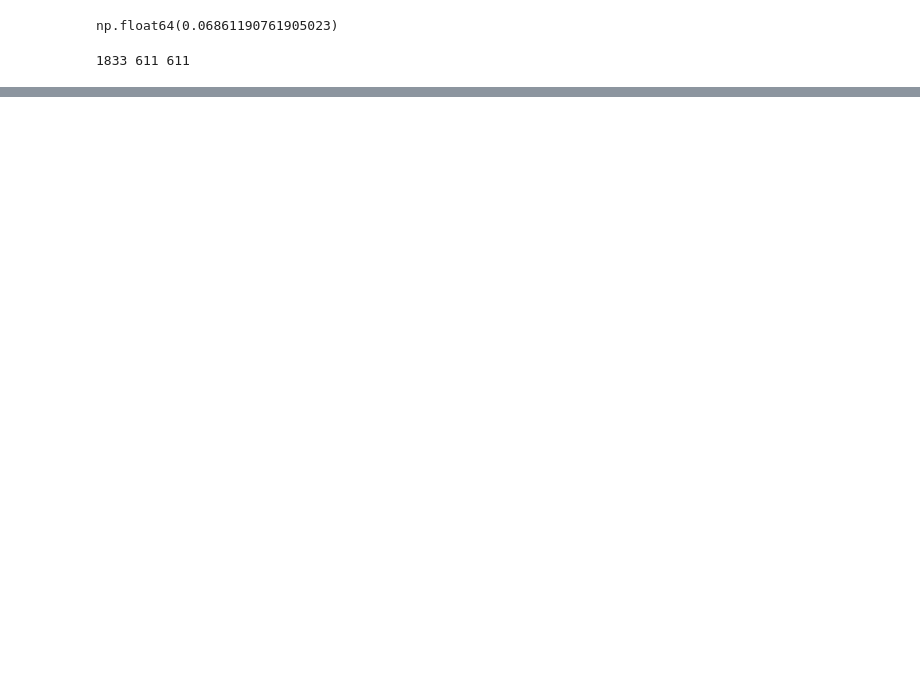
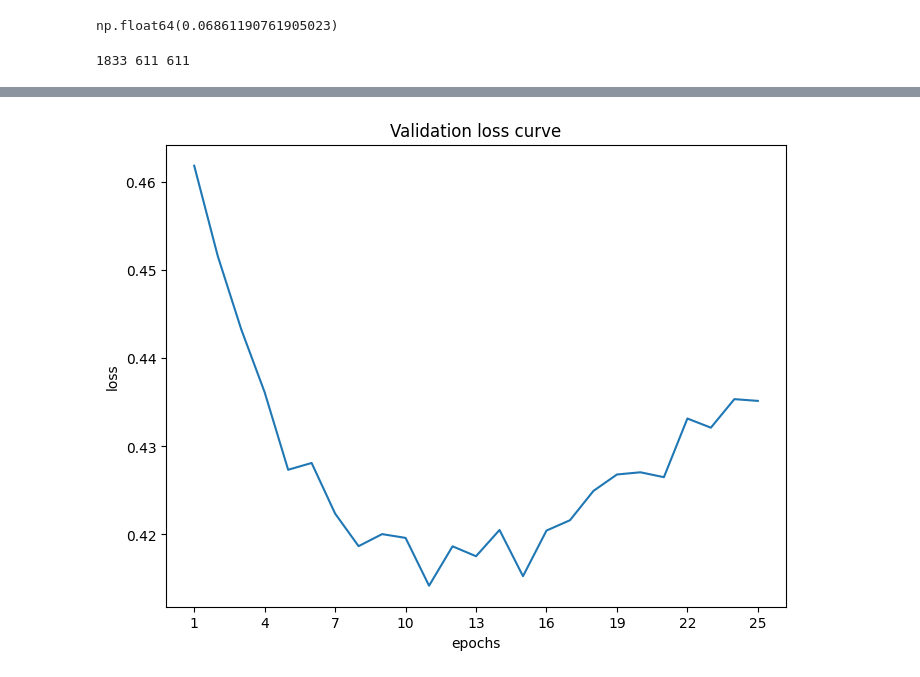
Before and after one commit to Anskira/Predicting-the-pathogenecity-of-genetic-variants, a Jupyter notebook: Notebooks/model_training_2.ipynb, the cells around one changed output, grey strips where cells are left out. Cells and saved outputs as stored; diff of their text form; code cells hidden in the pictures; blank space fills up the shorter version.

```diff
--- a/Notebooks/model_training_2.ipynb
+++ b/Notebooks/model_training_2.ipynb
@@ -390,0 +435,18 @@ plt.show()
+# %%
+val_result = pd.read_csv('val_results_3.csv')
+# %%
+#plotting loss curve for training
+
+x = np.arange(1,26,1)
+y = val_result['loss']
+
+plt.figure(figsize=(8,6))
+plt.xlabel('epochs')
+plt.ylabel('loss')
+plt.title('Validation loss curve')
+plt.xticks(np.arange(1,30,3))
+plt.plot(x, y, label='Validation loss curve')
+plt.savefig('plots/Val loss curve_2.png')
+plt.show()
+# %% [output]
+[figure, added]
```
Also changed, not shown: parts of 18 cells of this notebook, 8 other files.
